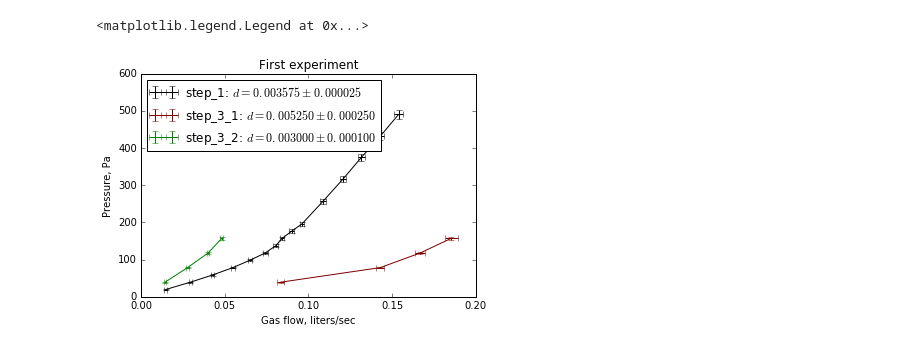
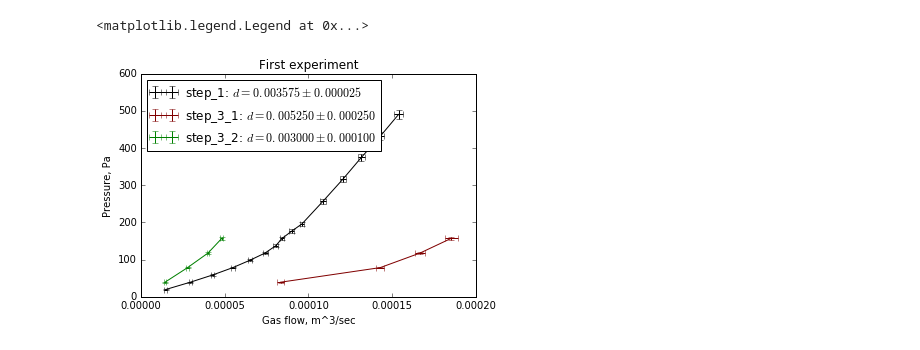
Before and after one commit to intelfx/mipt-lab, a Jupyter notebook: Курс 1 семестр 2/Лабы/1.3.3/1.3.3.ipynb, the cells around one changed output. Saved outputs shown, nothing was run; the diff lists cells and outputs as text; code cells hidden in the pictures.

```diff
--- a/Курс 1 семестр 2/Лабы/1.3.3/1.3.3.ipynb
+++ b/Курс 1 семестр 2/Лабы/1.3.3/1.3.3.ipynb
@@ -118,22 +118,22 @@ for e in experiments:
 # %%
 plt.title("First experiment")
-plt.xlabel("Gas flow, liters/sec")
+plt.xlabel("Gas flow, m^3/sec")
 plt.ylabel("Pressure, Pa")
 
-experiments = ["step_1", "step_3_1", "step_3_2"]
-colors = ["black", "#800000", "#008000"]
+experiments_1 = ["step_1", "step_3_1", "step_3_2"]
+colors_1 = ["black", "#800000", "#008000"]
 
-for e, c in zip(experiments, colors):
+for e, c in zip(experiments_1, colors_1):
     plt.errorbar(x = columns[e].Q,
                  y = columns[e].P,
                  xerr = columns[e].Error_Q,
                  yerr = columns[e].Error_P,
                  label = "%s: $d = %f \pm %f$" % (e, data[e].Value["d"], data[e].Error["d"]),
                  color = c)
 
 plt.legend(loc = "best")
 # %% [output]
 <matplotlib.legend.Legend at 0x...>
-[figure, old version]
+[figure, new version]
 # %%
 usable = {}
```
Also changed, not shown: parts of 10 cells of this notebook, 4 other files.
